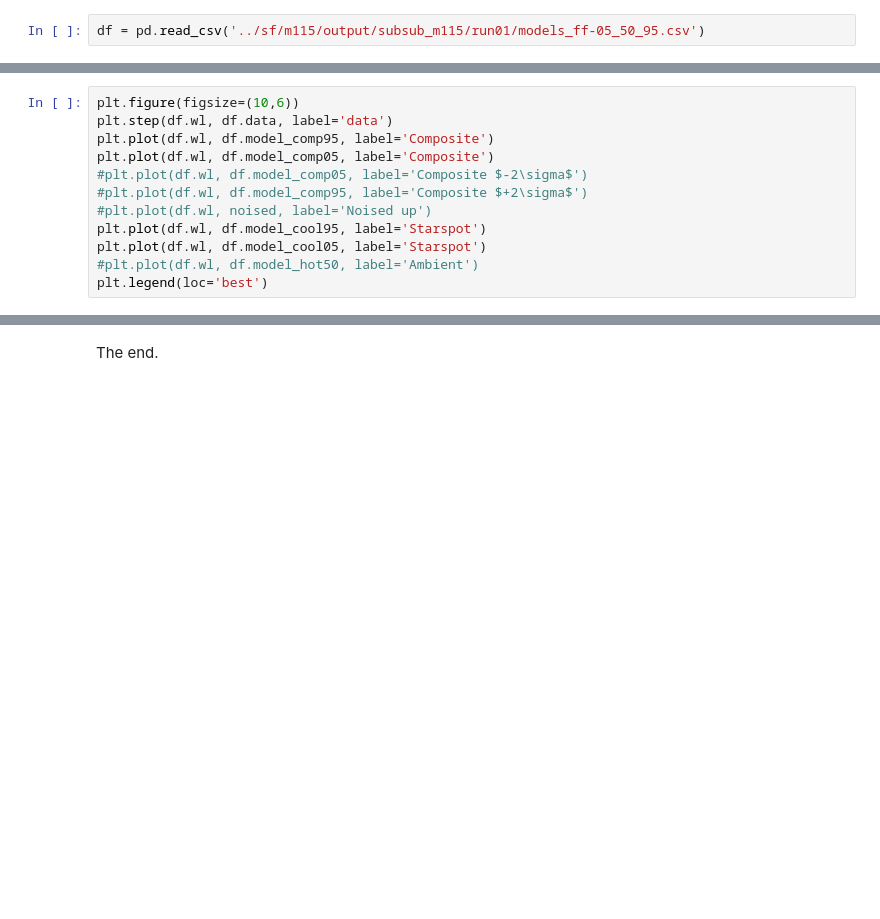
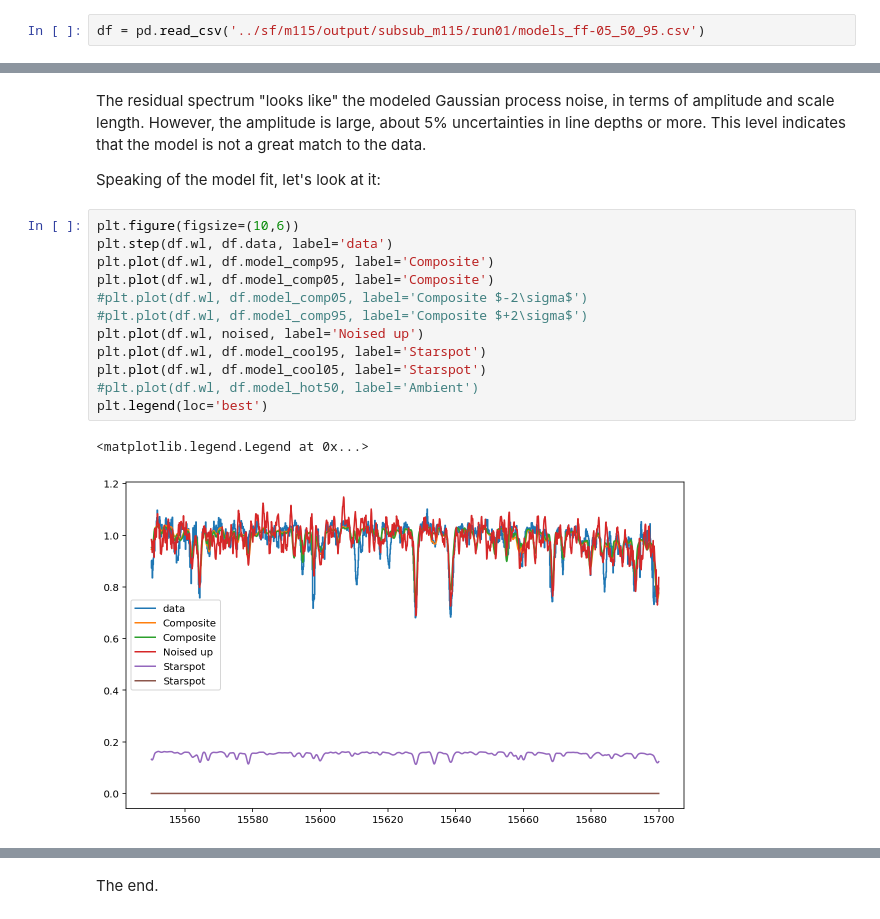
Before and after one commit to BrownDwarf/subsub, a Jupyter notebook: notebooks/subsub-manual-configuration_mcmc.ipynb, the cells around one changed output, grey strips where cells are left out. Cells and saved outputs as stored; diff of their text form; blank space fills up the shorter version.

```diff
--- a/notebooks/subsub-manual-configuration_mcmc.ipynb
+++ b/notebooks/subsub-manual-configuration_mcmc.ipynb
@@ -107,12 +149,19 @@ plt.plot(df.wl, R_GP)
+# %% [markdown]
+The residual spectrum "looks like" the modeled Gaussian process noise, in terms of amplitude and scale length.  However, the amplitude is large, about 5% uncertainties in line depths or more.  This level indicates that the model is not a great match to the data.
+
+Speaking of the model fit, let's look at it:
 # %%
 plt.figure(figsize=(10,6))
 plt.step(df.wl, df.data, label='data')
 plt.plot(df.wl, df.model_comp95, label='Composite')
 plt.plot(df.wl, df.model_comp05, label='Composite')
 #plt.plot(df.wl, df.model_comp05, label='Composite $-2\sigma$')
 #plt.plot(df.wl, df.model_comp95, label='Composite $+2\sigma$')
-#plt.plot(df.wl, noised, label='Noised up')
+plt.plot(df.wl, noised, label='Noised up')
 plt.plot(df.wl, df.model_cool95, label='Starspot')
 plt.plot(df.wl, df.model_cool05, label='Starspot')
 #plt.plot(df.wl, df.model_hot50, label='Ambient')
 plt.legend(loc='best')
+# %% [output]
+<matplotlib.legend.Legend at 0x...>
+[figure, added]
```
Also changed, not shown: parts of 23 cells of this notebook.
